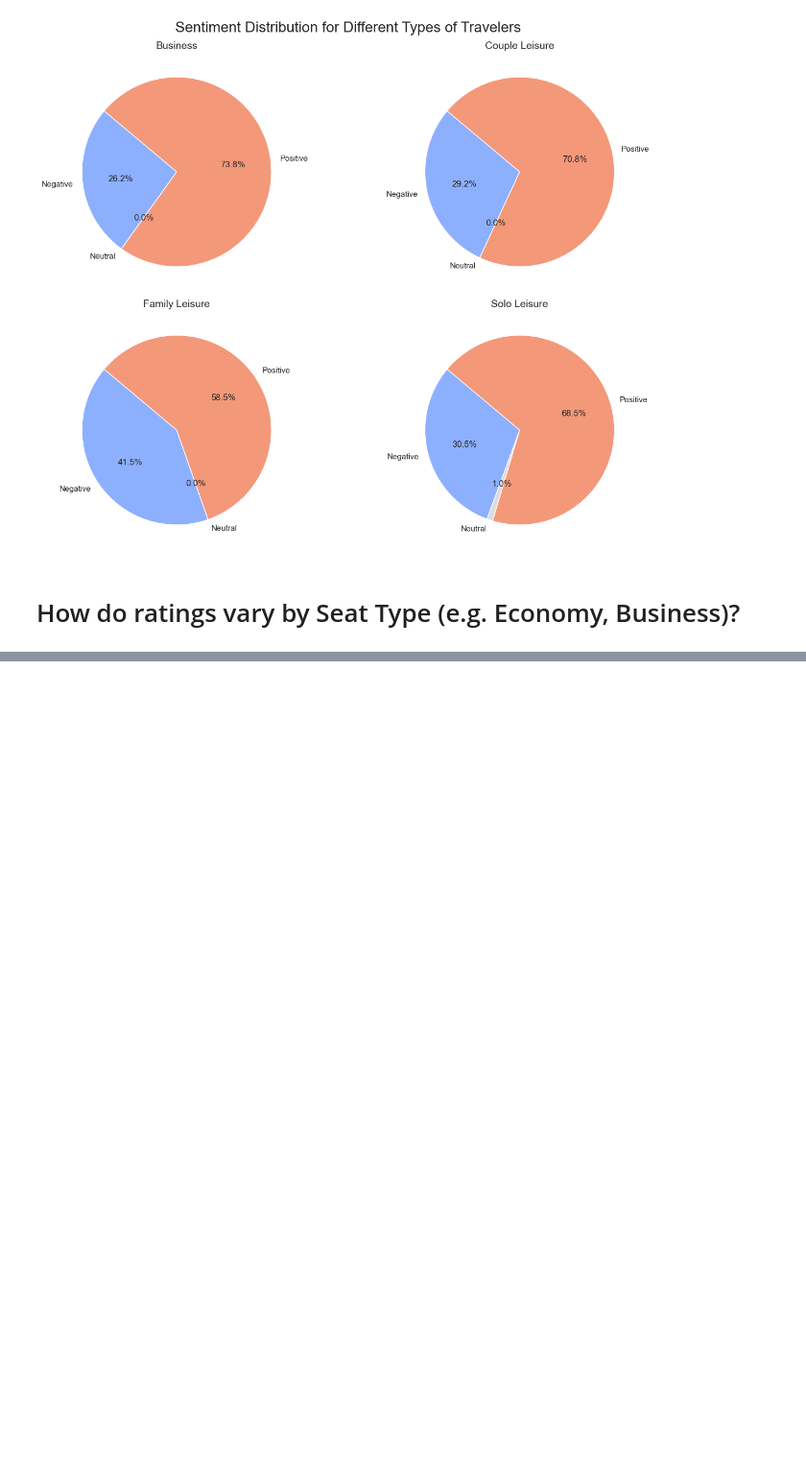
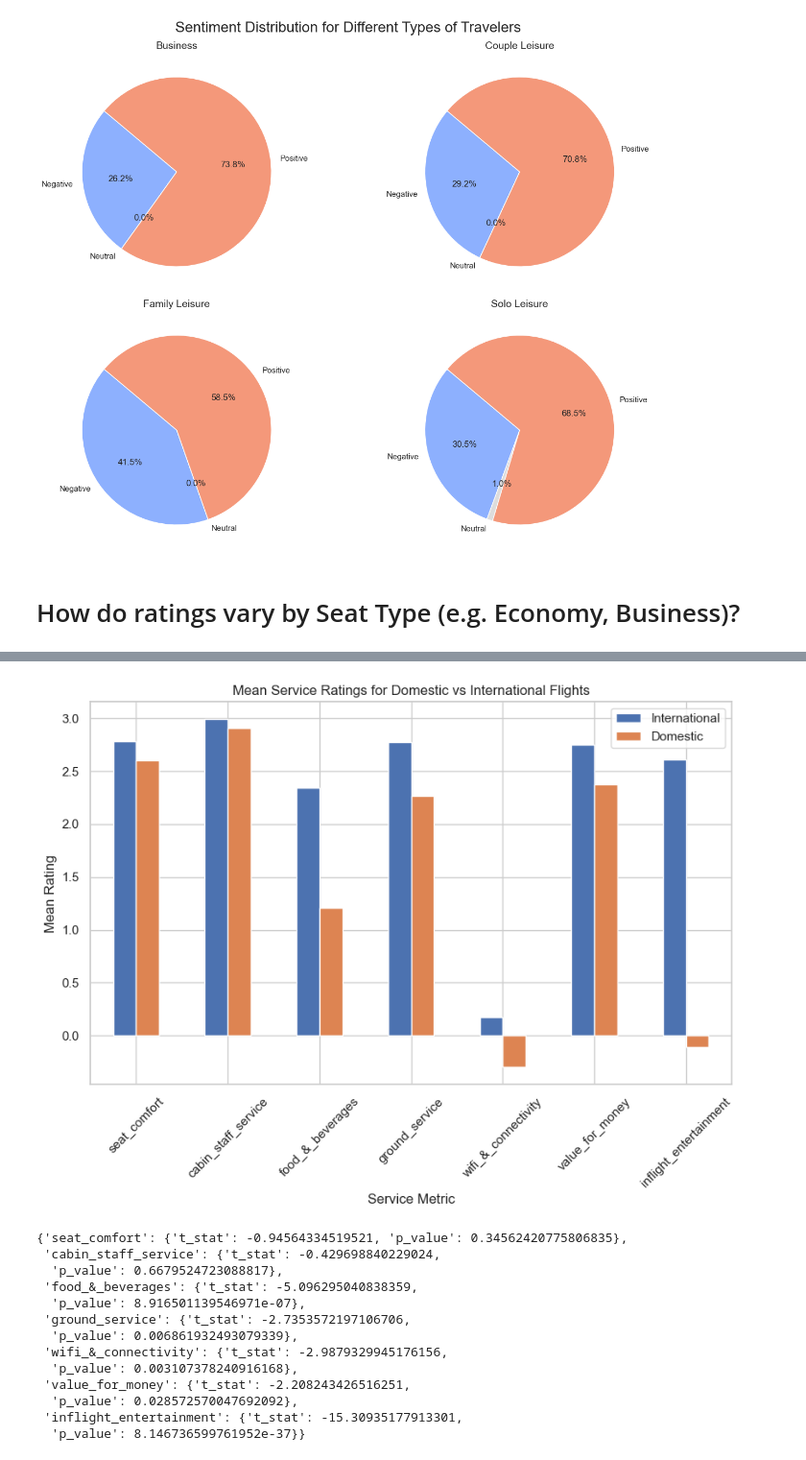
Before and after one commit to ainna-sabado/air-new-zealand-customer-feedback-analysis, a Jupyter notebook: customer-feedback-analysis.ipynb, the cells around one changed output, grey strips where cells are left out. Shown at 96% size. Drawn from its saved outputs; the diff is of its cells as text; code cells hidden in the pictures; blank space fills up the shorter version.

```diff
--- a/customer-feedback-analysis.ipynb
+++ b/customer-feedback-analysis.ipynb
@@ -470,0 +960,54 @@ fig.show()
+# %%
+from scipy import stats
+
+# Service rating columns
+service_columns = ['seat_comfort', 'cabin_staff_service', 'food_&_beverages',
+                   'ground_service', 'wifi_&_connectivity', 'value_for_money',
+                   'inflight_entertainment']
+
+# Calculate mean ratings for each service metric for domestic and international routes
+mean_ratings_domestic = nz_reviews_with_routes_df[nz_reviews_with_routes_df['is_domestic']][service_columns].mean()
+mean_ratings_international = nz_reviews_with_routes_df[~nz_reviews_with_routes_df['is_domestic']][service_columns].mean()
+
+# Prepare data for visualization
+service_metrics = service_columns
+mean_ratings = pd.DataFrame({
+    'Service Metric': service_metrics,
+    'International': mean_ratings_international,
+    'Domestic': mean_ratings_domestic
+}).set_index('Service Metric')
+
+# Visualize mean ratings using a bar plot
+mean_ratings.plot(kind='bar', figsize=(10, 6))
+plt.title('Mean Service Ratings for Domestic vs International Flights')
+plt.ylabel('Mean Rating')
+plt.xticks(rotation=45)
+plt.show()
+
+# Perform independent t-tests for each service metric
+ttest_results = {}
+for service in service_columns:
+    domestic_ratings = nz_reviews_with_routes_df[nz_reviews_with_routes_df['is_domestic']][service].dropna()
+    international_ratings = nz_reviews_with_routes_df[~nz_reviews_with_routes_df['is_domestic']][service].dropna()
+
+    # Perform t-test
+    t_stat, p_value = stats.ttest_ind(domestic_ratings, international_ratings, equal_var=False)
+    ttest_results[service] = {'t_stat': t_stat, 'p_value': p_value}
+
+# Display t-test results
+ttest_results
+# %% [output]
+[figure, added]
+{'seat_comfort': {'t_stat': -0.94564334519521, 'p_value': 0.34562420775806835},
+ 'cabin_staff_service': {'t_stat': -0.429698840229024,
+  'p_value': 0.6679524723088817},
+ 'food_&_beverages': {'t_stat': -5.096295040838359,
+  'p_value': 8.916501139546971e-07},
+ 'ground_service': {'t_stat': -2.7353572197106706,
+  'p_value': 0.006861932493079339},
+ 'wifi_&_connectivity': {'t_stat': -2.9879329945176156,
+  'p_value': 0.003107378240916168},
+ 'value_for_money': {'t_stat': -2.208243426516251,
+  'p_value': 0.028572570047692092},
+ 'inflight_entertainment': {'t_stat': -15.30935177913301,
+  'p_value': 8.146736599761952e-37}}
```
Also changed, not shown: parts of 32 cells of this notebook, 1 other file.
